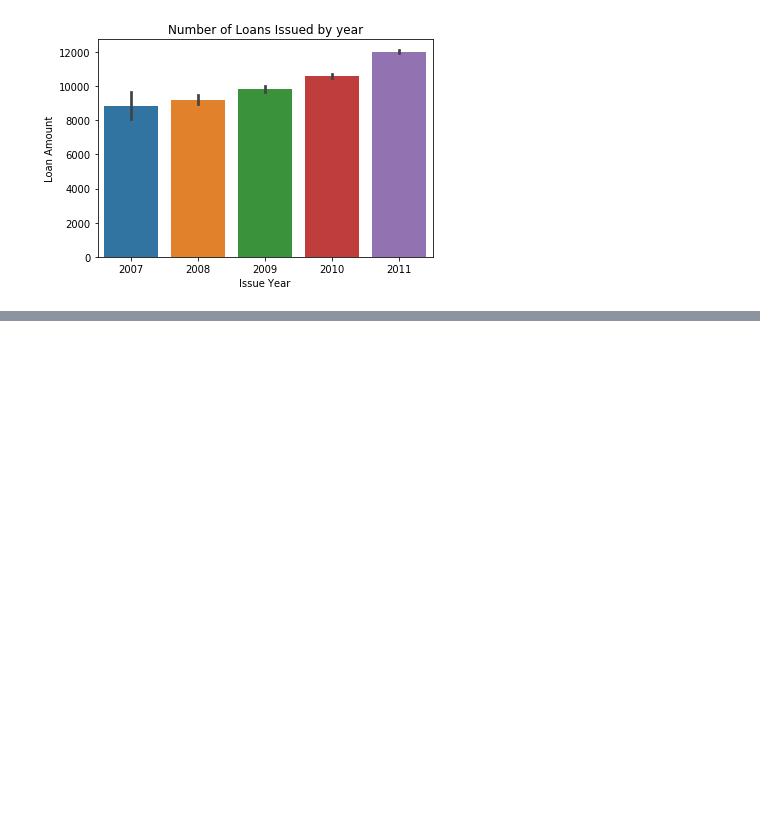
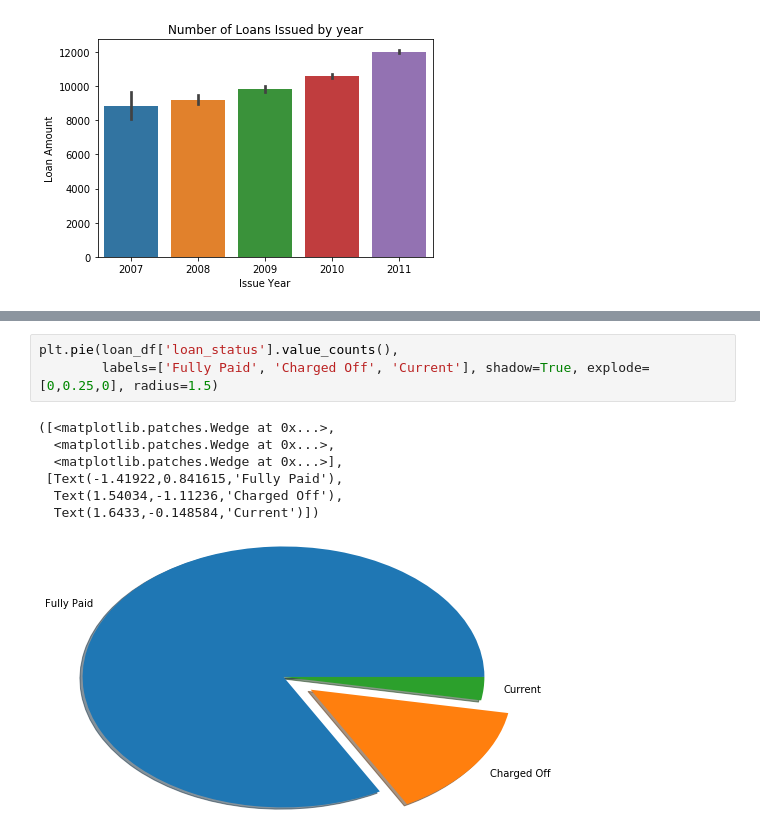
Before and after one commit to sheshanth123/Lending-Loan-Case-Study, a Jupyter notebook: Lending_club.ipynb, the cells around one changed output, grey strips where cells are left out. Saved outputs shown, nothing was run; the diff lists cells and outputs as text; blank space fills up the shorter version.

Commit message:
Updated the code with analysis of charged off data

```diff
--- a/Lending_club.ipynb
+++ b/Lending_club.ipynb
@@ -164,0 +225,11 @@ Text(0,0.5,'Loan Amount')
+# %%
+plt.pie(loan_df['loan_status'].value_counts(),
+        labels=['Fully Paid', 'Charged Off', 'Current'], shadow=True, explode=[0,0.25,0], radius=1.5)
+# %% [output]
+([<matplotlib.patches.Wedge at 0x...>,
+  <matplotlib.patches.Wedge at 0x...>,
+  <matplotlib.patches.Wedge at 0x...>],
+ [Text(-1.41922,0.841615,'Fully Paid'),
+  Text(1.54034,-1.11236,'Charged Off'),
+  Text(1.6433,-0.148584,'Current')])
+[figure, added]
```
Also changed, not shown: parts of 26 cells of this notebook.
